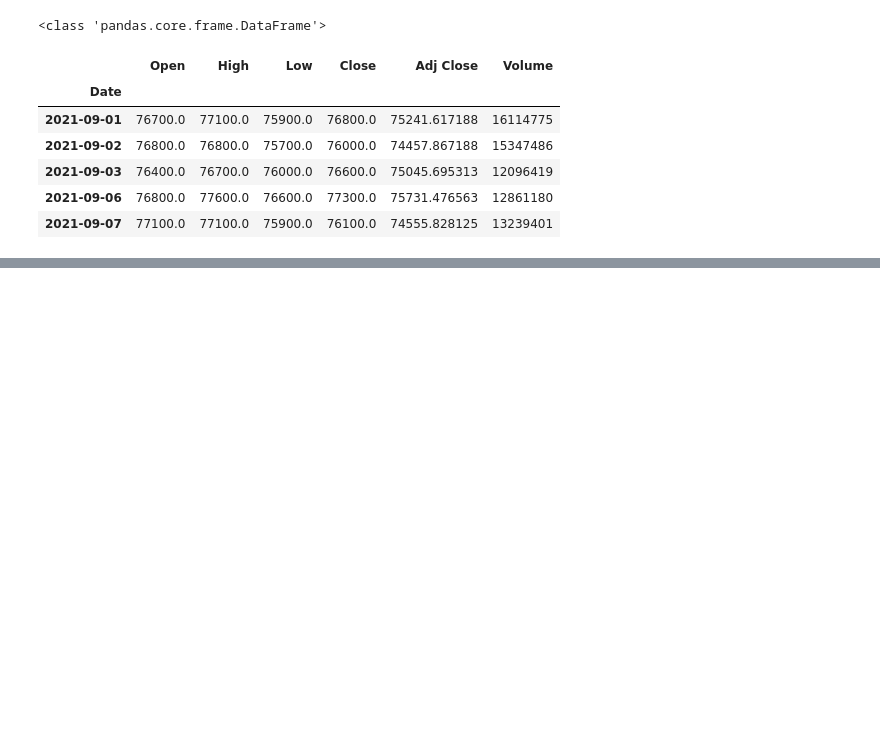
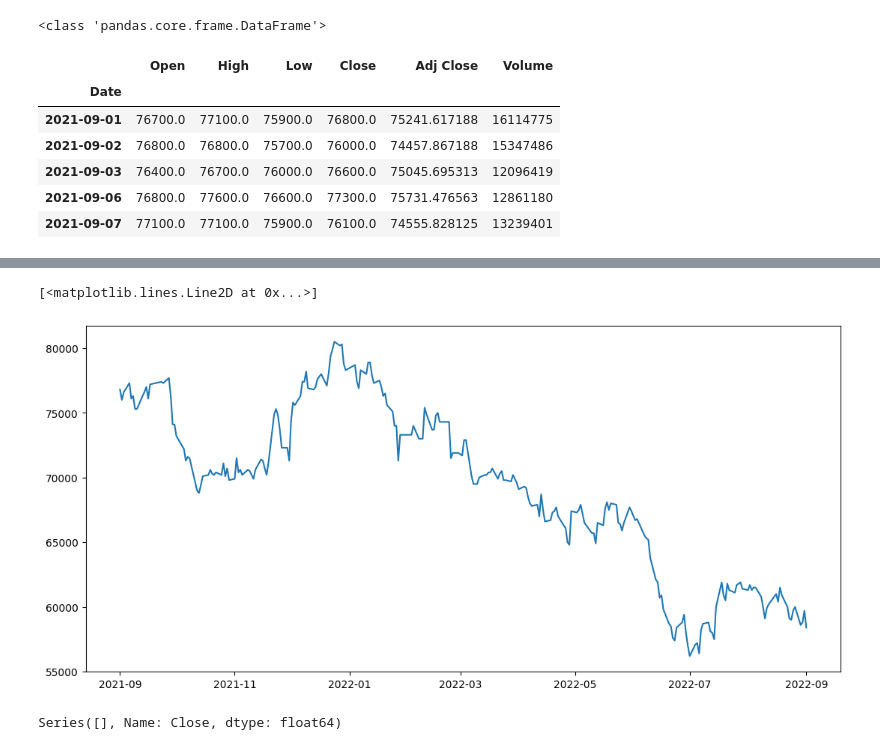
Before and after one commit to F100d4U/Exploration, a Jupyter notebook: [ep03]stock_cheat.ipynb, the cells around one changed output, grey strips where cells are left out. Cells and saved outputs as stored; diff of their text form; code cells hidden in the pictures; blank space fills up the shorter version.

```diff
--- a/[ep03]stock_cheat.ipynb
+++ b/[ep03]stock_cheat.ipynb
@@ -32,3 +75,9 @@ df.head()
 | 2021-09-03 | 76400.0 | 76700.0 | 76000.0 | 76600.0 | 75045.695313 | 12096419 |
 | 2021-09-06 | 76800.0 | 77600.0 | 76600.0 | 77300.0 | 75731.476563 | 12861180 |
 | 2021-09-07 | 77100.0 | 77100.0 | 75900.0 | 76100.0 | 74555.828125 | 13239401 |
+# %%
+##(2)각종 전처리 수행##
+
+ts1 = df['Close']
+print(type(ts1))
+ts1.head()
@@ -34,0 +93,15 @@ df.head()
+# %%
+from matplotlib.pylab import rcParams
+rcParams['figure.figsize'] = 13, 6    # matlab 차트의 기본 크기를 13, 6으로 지정해 줍니다.
+
+# 시계열(time series) 데이터를 차트로 그려 봅시다. 특별히 더 가공하지 않아도 잘 그려집니다.
+plt.plot(ts1)
+# %% [output]
+[<matplotlib.lines.Line2D at 0x...>]
+[figure, added]
+# %%
+# 결측치 여부 확인
+# 1)결측치가 있는 데이터를 모두 삭제(drop)하거나, 2)결측치 양옆의 값들을 이용해서 적절히 보간(interpolate) 대입해 주는 방법이 있습니다. 2와 4 사이 데이터가 NaN이라면 이 값을 3으로 채우는 방식인 거죠. 이번 경우라면 시간을 index로 가지는 시계열 데이터이므로 삭제하는 것보다는 보간하는 방법
+ts1[ts1.isna()]  # 시계열(Time Series)에서 결측치가 있는 부분만 Series로 출력합니다.
+# %% [output]
+Series([], Name: Close, dtype: float64)
```
Also changed, not shown: parts of 7 cells of this notebook.
